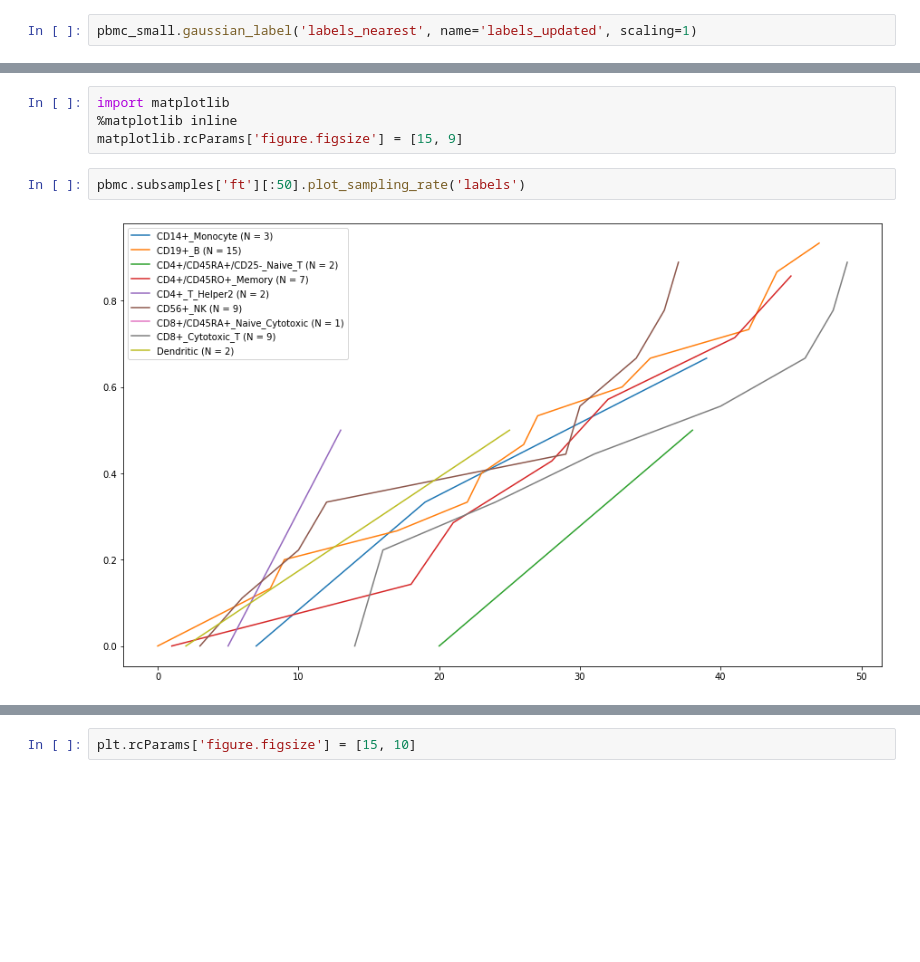
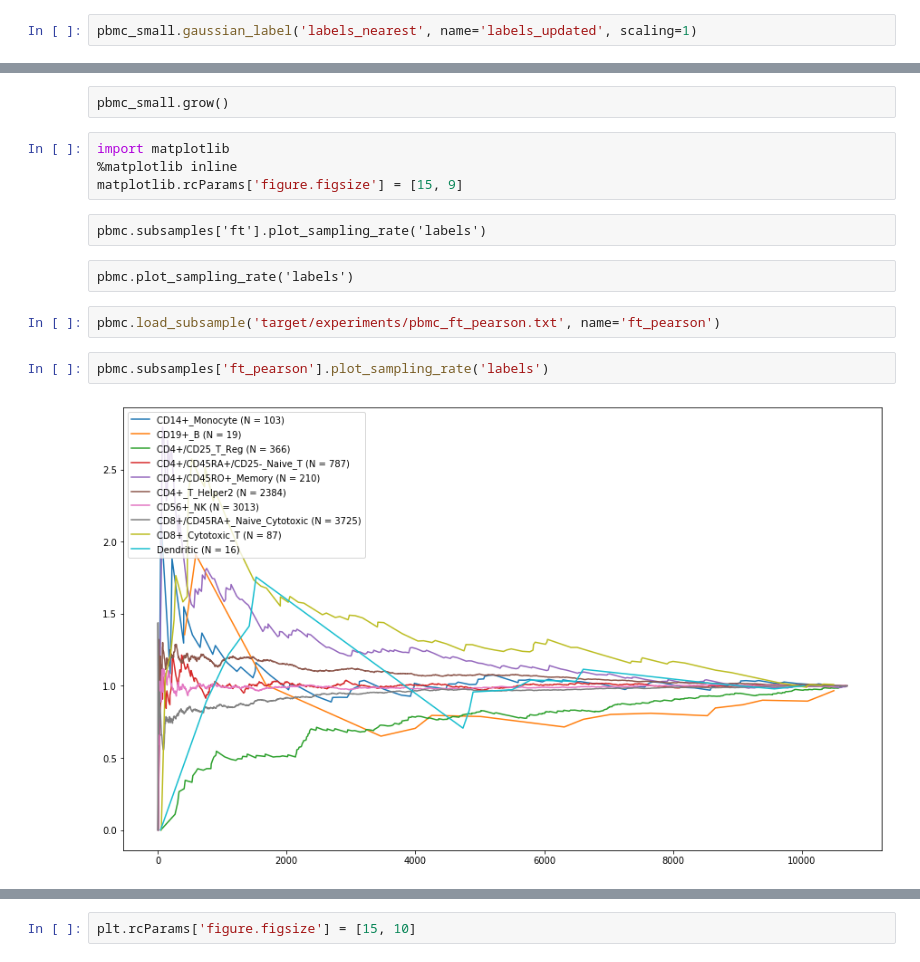
Before and after one commit to bendemeo/ample, a Jupyter notebook: sample_rate.ipynb, the cells around one changed output, grey strips where cells are left out. Saved outputs shown, nothing was run; the diff lists cells and outputs as text; blank space fills up the shorter version.

```diff
--- a/sample_rate.ipynb
+++ b/sample_rate.ipynb
@@ -147,8 +166,16 @@ interactive(children=(IntSlider(value=150, description='N', max=299, min=1), Dro
+# %% [raw]
+pbmc_small.grow()
 # %%
 import matplotlib
 %matplotlib inline
 matplotlib.rcParams['figure.figsize'] = [15, 9]
+# %% [raw]
+pbmc.subsamples['ft'].plot_sampling_rate('labels')
+# %% [raw]
+pbmc.plot_sampling_rate('labels')
+# %%
+pbmc.load_subsample('target/experiments/pbmc_ft_pearson.txt', name='ft_pearson')
 # %%
-pbmc.subsamples['ft'][:50].plot_sampling_rate('labels')
+pbmc.subsamples['ft_pearson'].plot_sampling_rate('labels')
 # %% [output]
-[figure, old version]
+[figure, new version]
```
Also changed, not shown: parts of 36 cells of this notebook, 2 other files.
